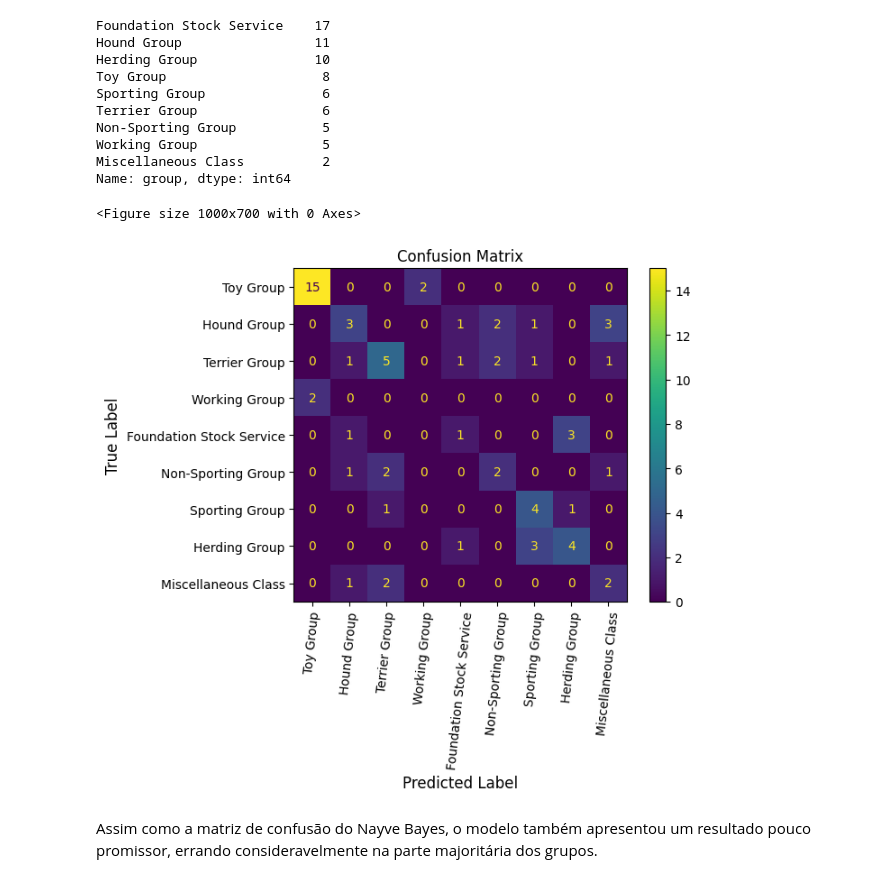
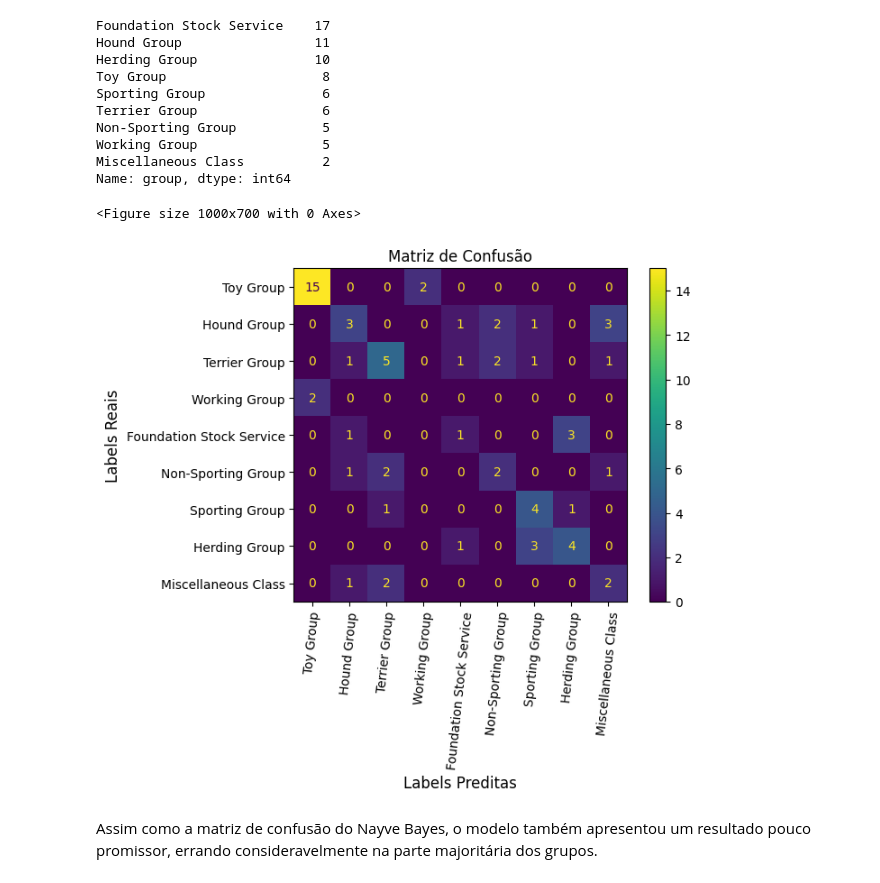
Before and after one commit to felipeduartea/projeto-ia, a Jupyter notebook: Trabalho_IA.ipynb, the cells around one changed output. Saved outputs shown, nothing was run; the diff lists cells and outputs as text; code cells hidden in the pictures.

```diff
--- a/Trabalho_IA.ipynb
+++ b/Trabalho_IA.ipynb
@@ -368,20 +368,20 @@ Name: group, dtype: int64
 # %%
 cm = confusion_matrix(y_test, y_pred)
 
 plt.figure(figsize=(10, 7))
 
 cmd = ConfusionMatrixDisplay(confusion_matrix=cm, display_labels=value)
 
 cmd.plot()
 
-plt.title('Confusion Matrix')
-plt.xlabel('Predicted Label', fontsize=12)
-plt.ylabel('True Label', fontsize=12)
+plt.title('Matriz de Confusão')
+plt.xlabel('Labels Preditas', fontsize=12)
+plt.ylabel('Labels Reais', fontsize=12)
 plt.xticks(rotation=84)
 plt.show()
 # %% [output]
 <Figure size 1000x700 with 0 Axes>
-[figure, old version]
+[figure, new version]
 # %% [markdown]
 Assim como a matriz de confusão do Nayve Bayes, o modelo também apresentou um resultado pouco promissor, errando consideravelmente na parte majoritária dos grupos.
 # %% [markdown]
```
Also changed, not shown: parts of 6 cells of this notebook.
